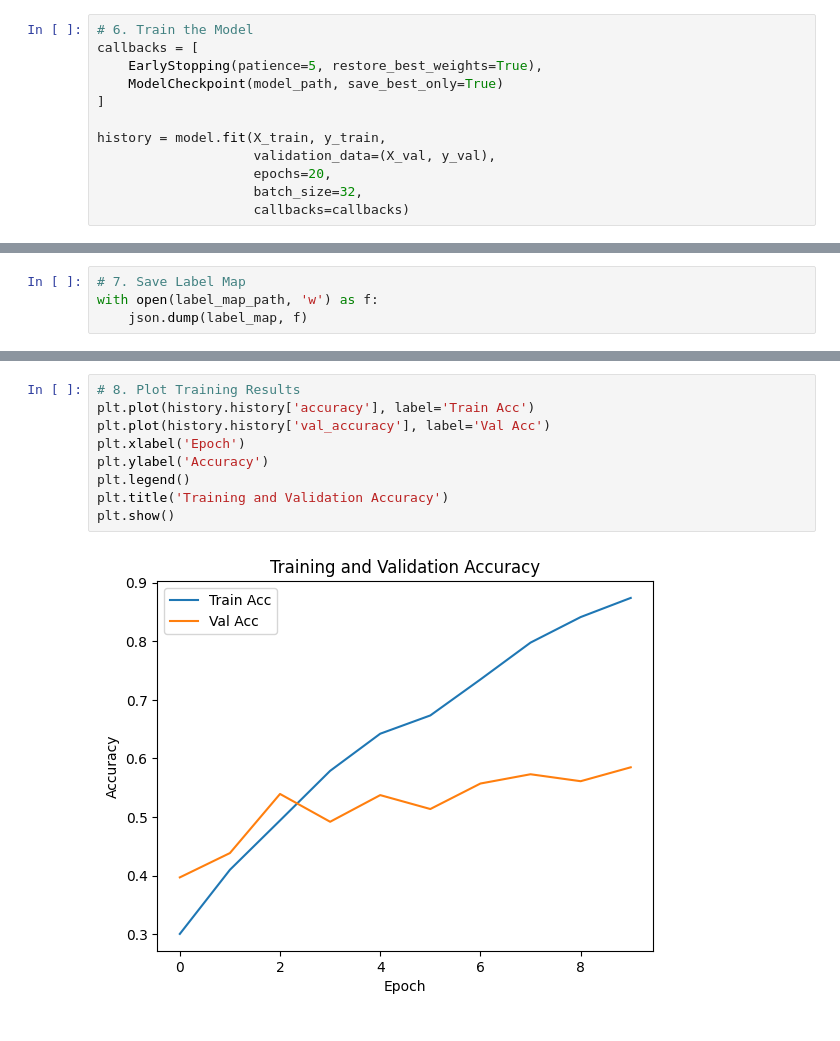
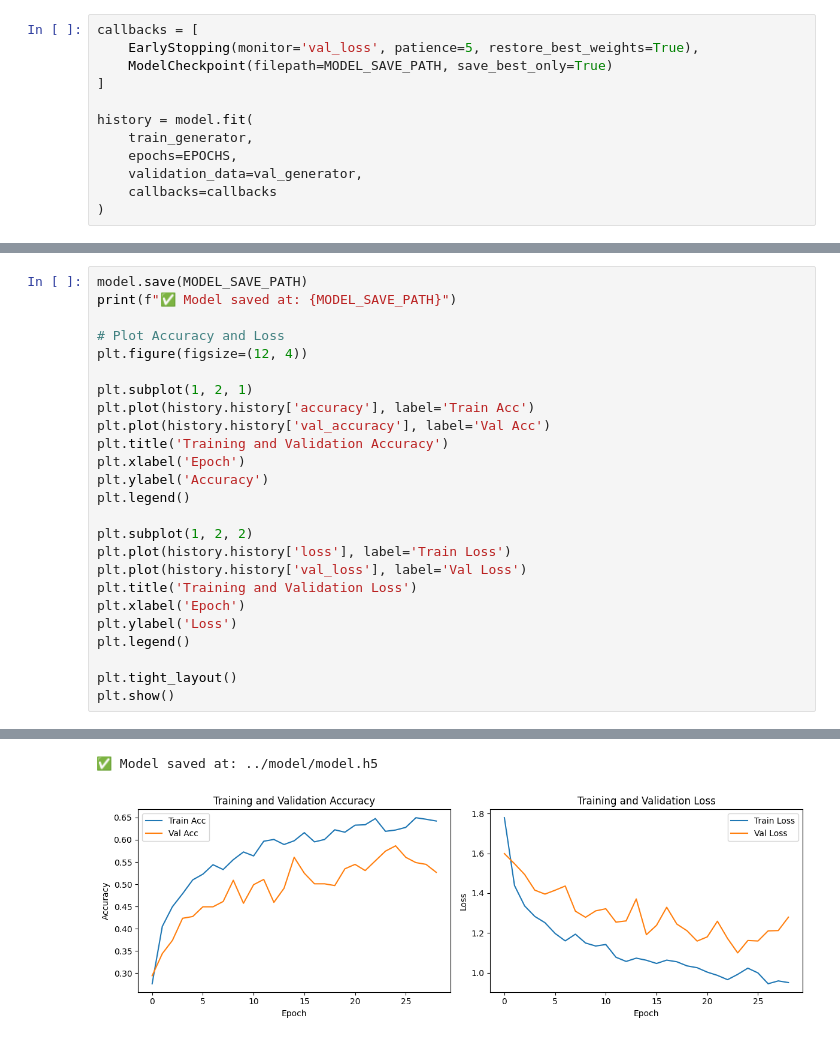
Before and after one commit to deepakjha018/Garbage_Classifier_Project, a Jupyter notebook: notebooks/training.ipynb, the cells around one changed output, grey strips where cells are left out. Cells and saved outputs as stored; diff of their text form.

Commit message:
Updated model, added improved training, .gitignore and README

```diff
--- a/notebooks/training.ipynb
+++ b/notebooks/training.ipynb
@@ -84,15 +97,15 @@ Model: "sequential"
  Trainable params: 7,393,094 (28.20 MB)
  Non-trainable params: 0 (0.00 B)
 # %%
-# 6. Train the Model
 callbacks = [
-    EarlyStopping(patience=5, restore_best_weights=True),
-    ModelCheckpoint(model_path, save_best_only=True)
+    EarlyStopping(monitor='val_loss', patience=5, restore_best_weights=True),
+    ModelCheckpoint(filepath=MODEL_SAVE_PATH, save_best_only=True)
 ]
 
-history = model.fit(X_train, y_train,
-                    validation_data=(X_val, y_val),
-                    epochs=20,
-                    batch_size=32,
-                    callbacks=callbacks)
+history = model.fit(
+    train_generator,
+    epochs=EPOCHS,
+    validation_data=val_generator,
+    callbacks=callbacks
+)
 # %% [output]
@@ -125,4 +140,26 @@ Epoch 10/20
 # %%
-# 7. Save Label Map
-with open(label_map_path, 'w') as f:
-    json.dump(label_map, f)
+model.save(MODEL_SAVE_PATH)
+print(f"✅ Model saved at: {MODEL_SAVE_PATH}")
+
+# Plot Accuracy and Loss
+plt.figure(figsize=(12, 4))
+
+plt.subplot(1, 2, 1)
+plt.plot(history.history['accuracy'], label='Train Acc')
+plt.plot(history.history['val_accuracy'], label='Val Acc')
+plt.title('Training and Validation Accuracy')
+plt.xlabel('Epoch')
+plt.ylabel('Accuracy')
+plt.legend()
+
+plt.subplot(1, 2, 2)
+plt.plot(history.history['loss'], label='Train Loss')
+plt.plot(history.history['val_loss'], label='Val Loss')
+plt.title('Training and Validation Loss')
+plt.xlabel('Epoch')
+plt.ylabel('Loss')
+plt.legend()
+
+plt.tight_layout()
+plt.show()
+# %% [output]
@@ -129,11 +167,2 @@ with open(label_map_path, 'w') as f:
+✅ Model saved at: ../model/model.h5
+[figure, added]
-# %%
-# 8. Plot Training Results
-plt.plot(history.history['accuracy'], label='Train Acc')
-plt.plot(history.history['val_accuracy'], label='Val Acc')
-plt.xlabel('Epoch')
-plt.ylabel('Accuracy')
-plt.legend()
-plt.title('Training and Validation Accuracy')
-plt.show()
-# %% [output]
-[figure, removed]
```
Also changed, not shown: parts of 7 cells of this notebook, 1 other file.
